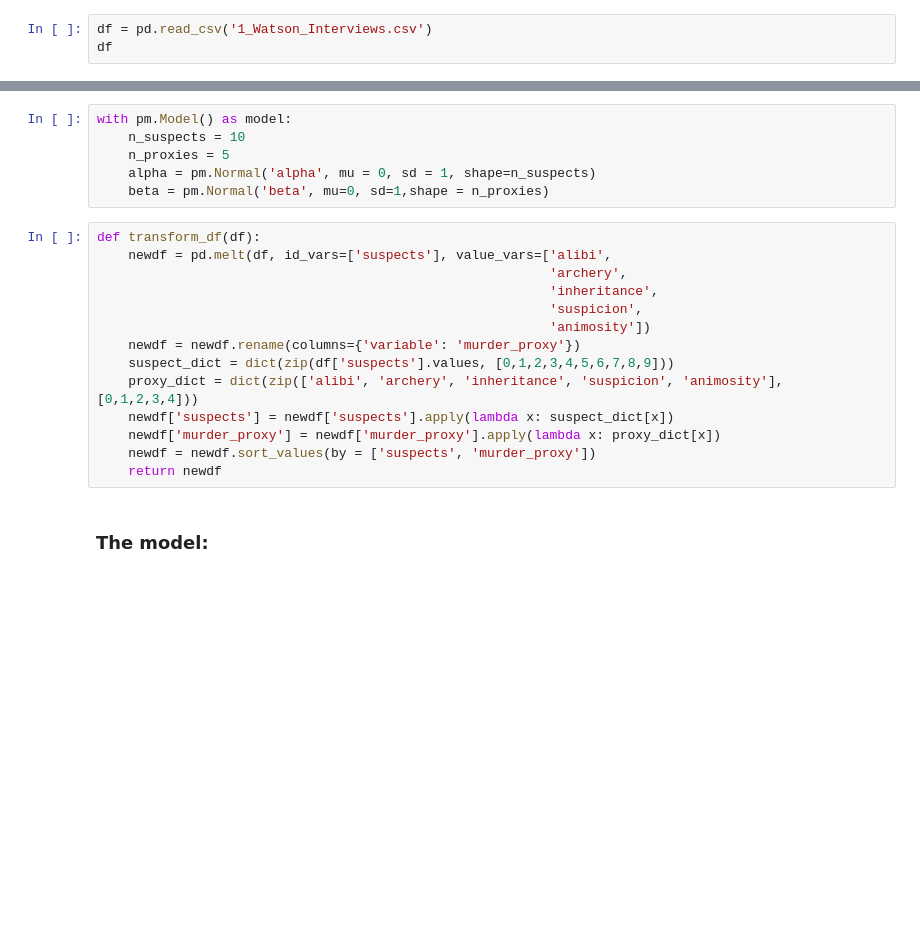
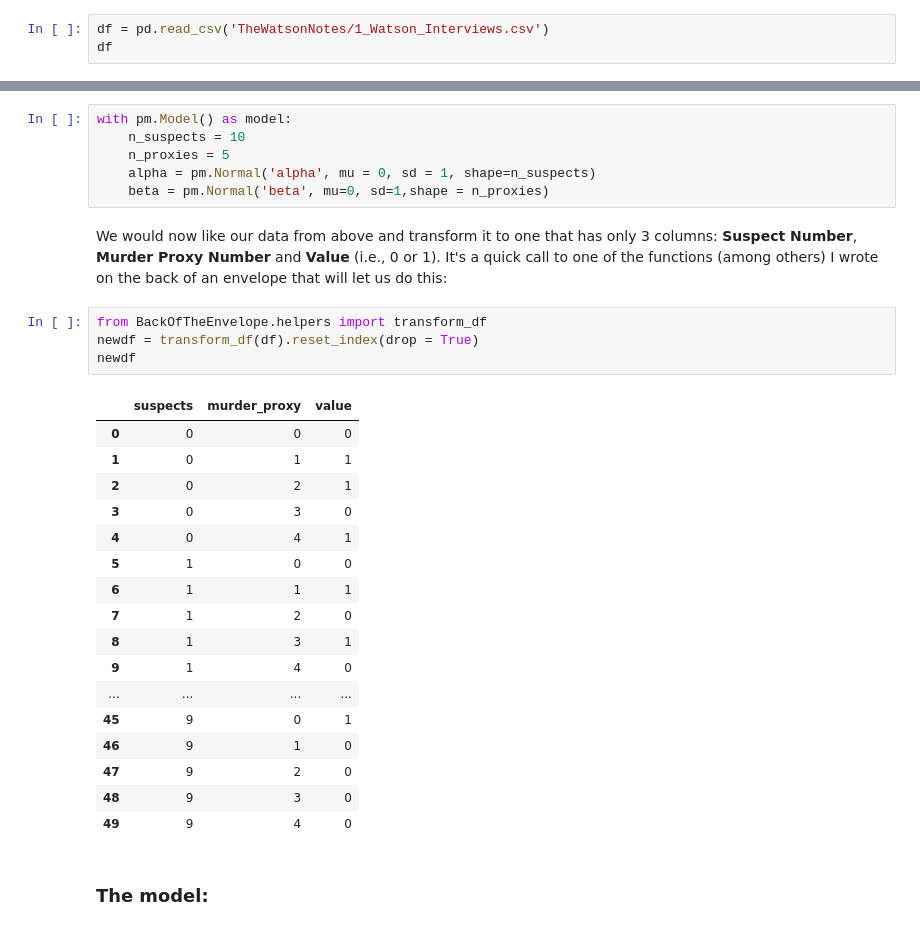
Before and after one commit to nityamd/MonteCarloMurderMystery-PyGothamTV2020, a Jupyter notebook: Monte Carlo Murder Mystery - Holmes Narrates.ipynb, the cells around one changed output, grey strips where cells are left out. Cells and saved outputs as stored; diff of their text form; blank space fills up the shorter version.

Commit message:
data and scripts

```diff
--- a/Monte Carlo Murder Mystery - Holmes Narrates.ipynb
+++ b/Monte Carlo Murder Mystery - Holmes Narrates.ipynb
@@ -56,5 +45,5 @@ Bae Zhun, Ingrid Hepburn, Bryce Bloomington, Eliza Dill, Shannon Von Twist MMI (
 # %%
-df = pd.read_csv('1_Watson_Interviews.csv')
+df = pd.read_csv('TheWatsonNotes/1_Watson_Interviews.csv')
 df
 # %% [output]
 |  | suspects | alibi | archery | inheritance | suspicion | animosity |
@@ -98,20 +87,30 @@ with pm.Model() as model:
     n_proxies = 5
     alpha = pm.Normal('alpha', mu = 0, sd = 1, shape=n_suspects)
     beta = pm.Normal('beta', mu=0, sd=1,shape = n_proxies)
-# %%
-def transform_df(df):
-    newdf = pd.melt(df, id_vars=['suspects'], value_vars=['alibi',
-                                                          'archery',
-                                                          'inheritance',
-                                                          'suspicion',
-                                                          'animosity'])
-    newdf = newdf.rename(columns={'variable': 'murder_proxy'})
-    suspect_dict = dict(zip(df['suspects'].values, [0,1,2,3,4,5,6,7,8,9]))
-    proxy_dict = dict(zip(['alibi', 'archery', 'inheritance', 'suspicion', 'animosity'], [0,1,2,3,4]))
-    newdf['suspects'] = newdf['suspects'].apply(lambda x: suspect_dict[x])
-    newdf['murder_proxy'] = newdf['murder_proxy'].apply(lambda x: proxy_dict[x])
-    newdf = newdf.sort_values(by = ['suspects', 'murder_proxy'])
-    return newdf
+# %% [markdown]
+We would now like our data from above and transform it to one that has only 3 columns: <b>Suspect Number</b>, <b>Murder Proxy Number</b> and <b>Value</b> (i.e., 0 or 1). It's a quick call to one of the functions (among others) I wrote on the back of an envelope that will let us do this:
+# %%
+from BackOfTheEnvelope.helpers import transform_df
+newdf = transform_df(df).reset_index(drop = True)
+newdf
+# %% [output]
+|  | suspects | murder_proxy | value |
+| 0 | 0 | 0 | 0 |
+| 1 | 0 | 1 | 1 |
+| 2 | 0 | 2 | 1 |
+| 3 | 0 | 3 | 0 |
+| 4 | 0 | 4 | 1 |
+| 5 | 1 | 0 | 0 |
+| 6 | 1 | 1 | 1 |
+| 7 | 1 | 2 | 0 |
+| 8 | 1 | 3 | 1 |
+| 9 | 1 | 4 | 0 |
+| ... | ... | ... | ... |
+| 45 | 9 | 0 | 1 |
+| 46 | 9 | 1 | 0 |
+| 47 | 9 | 2 | 0 |
+| 48 | 9 | 3 | 0 |
+| 49 | 9 | 4 | 0 |
 # %% [markdown]
 ### The model:
 # %% [markdown]
```
Also changed, not shown: parts of 4 cells of this notebook, 4 other files.
